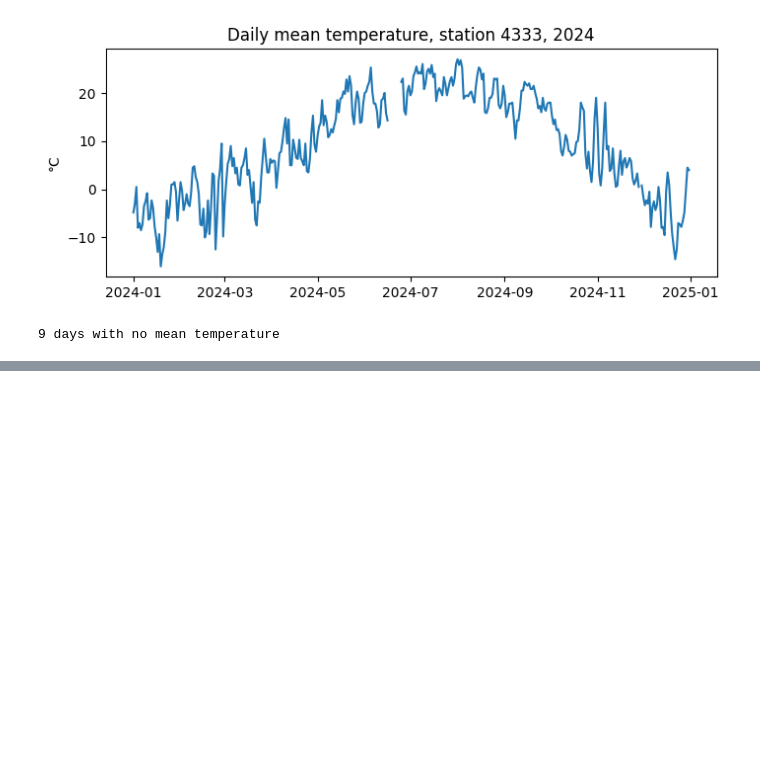
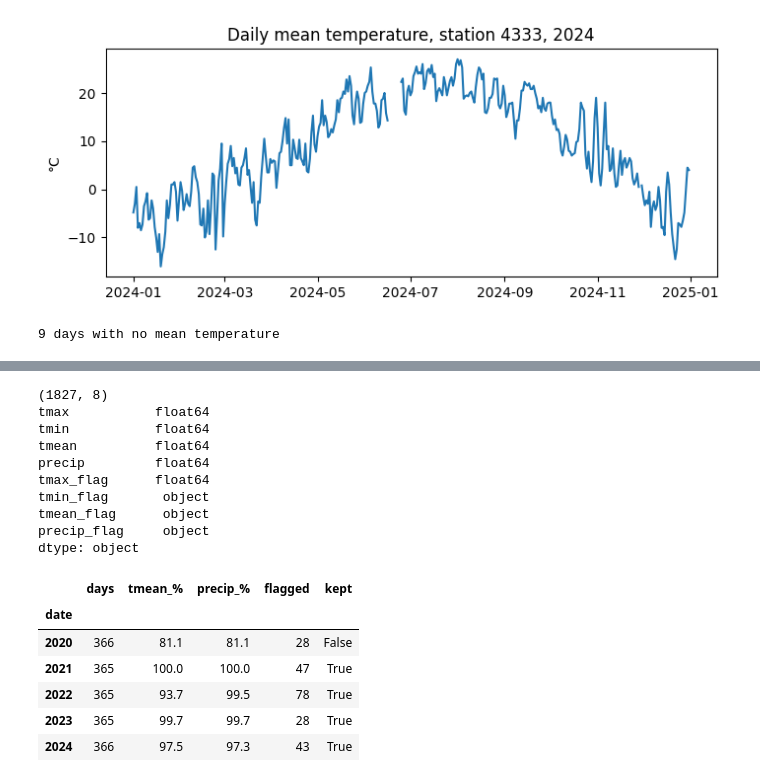
Before and after one commit to mariamsou21/climatelens, a Jupyter notebook: Untitled8.ipynb, the cells around one changed output, grey strips where cells are left out. Cells and saved outputs as stored; diff of their text form; code cells hidden in the pictures; blank space fills up the shorter version.

```diff
--- a/Untitled8.ipynb
+++ b/Untitled8.ipynb
@@ -67,3 +67,32 @@ print(df["Mean Temp (°C)"].isna().sum(), "days with no mean temperature")
 # %% [output]
 [figure]
 9 days with no mean temperature
+# %%
+%%writefile fetcher.py
+import os, time, requests
+
+BASE = "https://climate.weather.gc.ca/climate_data/bulk_data_e.html"
+
+def download_year(station, year, cache_dir="cache", refresh=False, retries=3):
+    os.makedirs(cache_dir, exist_ok=True)
+    path = os.path.join(cache_dir, f"{station}_{year}.csv")
+    if os.path.exists(path) and not refresh:
+        return path
+    params = {"format": "csv", "stationID": station, "Year": year,
+              "Month": 1, "Day": 1, "timeframe": 2, "submit": "Download Data"}
+    for attempt in range(1, retries + 1):
+        try:
+            r = requests.get(BASE, params=params, timeout=30)
+            r.raise_for_status()
+            if len(r.content) < 200:
+                raise ValueError("empty file: no data for this station/year")
+            with open(path, "wb") as f:
+                f.write(r.content)
+            return path
+        except (requests.RequestException, ValueError):
+            if attempt == retries:
+                raise
+            time.sleep(2 * attempt)
+
+def download_years(station, start, end, **kw):
+    return [download_year(station, y, **kw) for y in range(start, end + 1)]
@@ -69,0 +101,4 @@ print(df["Mean Temp (°C)"].isna().sum(), "days with no mean temperature")
+# %%
+from fetcher import download_years
+paths = download_years(4333, 2020, 2024)
+print(paths)
@@ -69,0 +153,26 @@ print(df["Mean Temp (°C)"].isna().sum(), "days with no mean temperature")
+# %%
+import glob
+from cleaner import load_station, quality_report
+paths = sorted(glob.glob("cache/4333_*.csv"))
+data = load_station(paths)
+print(data.shape)
+print(data.dtypes)
+quality_report(data)
+# %% [output]
+(1827, 8)
+tmax           float64
+tmin           float64
+tmean          float64
+precip         float64
+tmax_flag      float64
+tmin_flag       object
+tmean_flag      object
+precip_flag     object
+dtype: object
+|  | days | tmean_% | precip_% | flagged | kept |
+| date |  |  |  |  |  |
+| 2020 | 366 | 81.1 | 81.1 | 28 | False |
+| 2021 | 365 | 100.0 | 100.0 | 47 | True |
+| 2022 | 365 | 93.7 | 99.5 | 78 | True |
+| 2023 | 365 | 99.7 | 99.7 | 28 | True |
+| 2024 | 366 | 97.5 | 97.3 | 43 | True |
```
Also changed, not shown: parts of 3 cells of this notebook.
